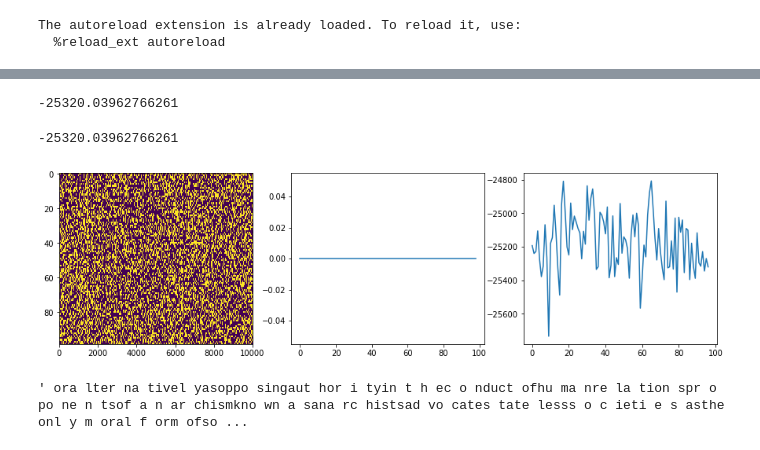
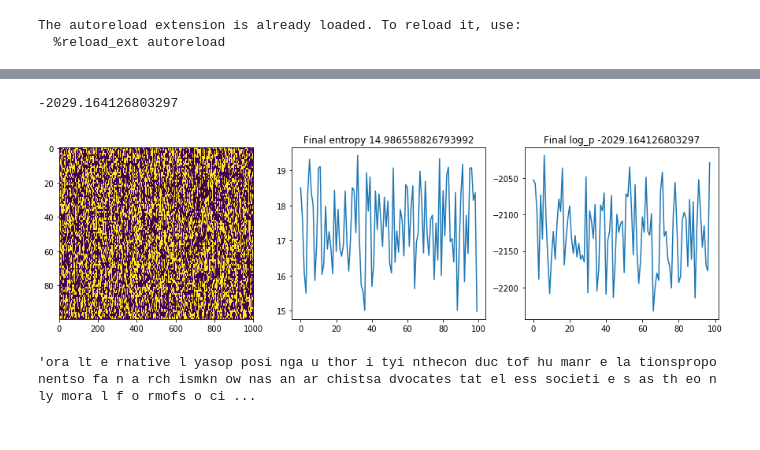
Before and after one commit to darthdeus/npfl097, a Jupyter notebook: Chinese Segmentation assignment.ipynb, the cells around one changed output, grey strips where cells are left out. Cells and saved outputs as stored; diff of their text form; code cells hidden in the pictures.

```diff
--- a/Chinese Segmentation assignment.ipynb
+++ b/Chinese Segmentation assignment.ipynb
@@ -24,13 +24,10 @@ s = np.random.randint(0, 2, size=N-2)
 # %%
-model = segmentation.Model(alpha = 4500, p_c = 0.9)
-%prun model.fit(data, num_iter = 400)
-model.final_log_P_data
+model = segmentation.Model(alpha = 100, p_c = 0.45)
+model.fit(data, num_iter = 100)
+
+model.plot_results()
 # %% [output]
 [interactive output not drawn]
--25320.03962766261
+-2029.164126803297
+[figure, added]
+'ora lt e rnative l yasop posi nga u thor i tyi nthecon duc tof hu manr e la tionspropo nentso fa n a rch ismkn ow nas an ar chistsa dvocates tat el ess societi e s as th eo n ly mora l f o rmofs o ci ...
-# %%
-model.plot_results()
-# %% [output]
--25320.03962766261
-[figure, removed]
-' ora lter na tivel yasoppo singaut hor i tyin t h ec o nduct ofhu ma nre la tion spr o po ne n tsof a n ar chismkno wn a sana rc histsad vo cates tate lesss o c ieti e s asthe onl y m oral f orm ofso ...
```
Also changed, not shown: parts of 4 cells of this notebook, 3 other files.
